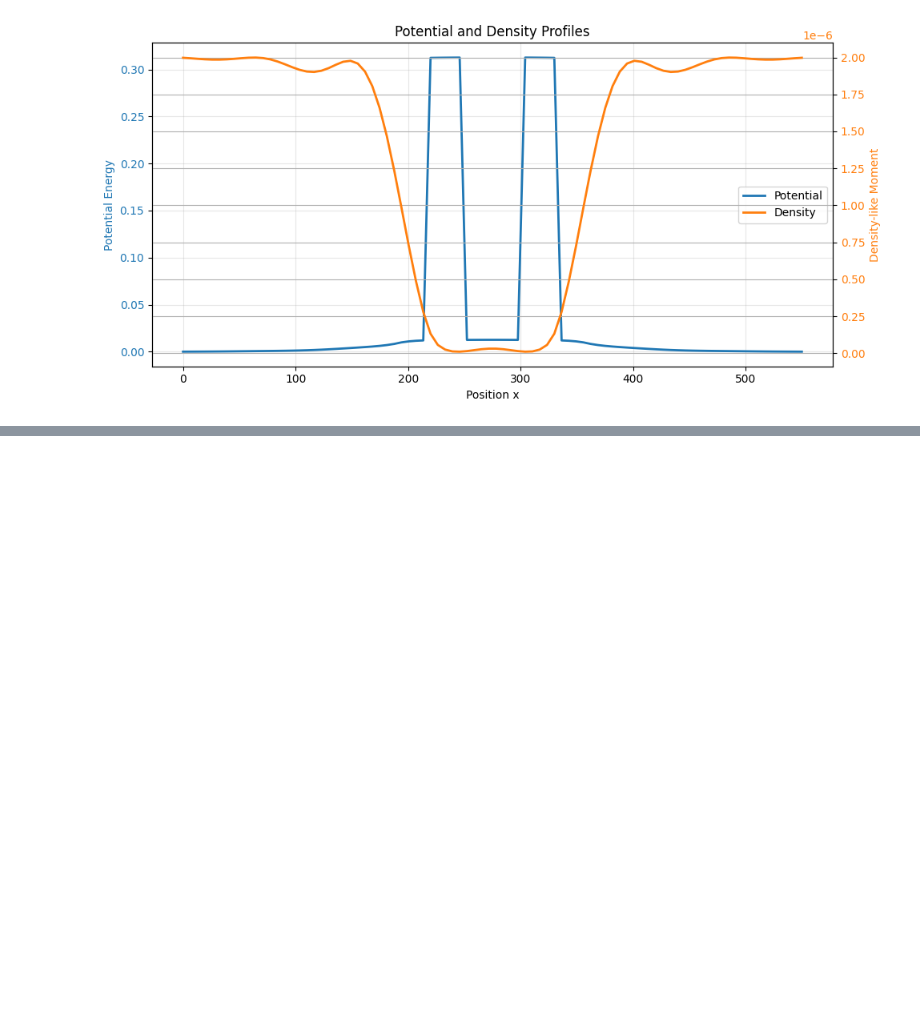
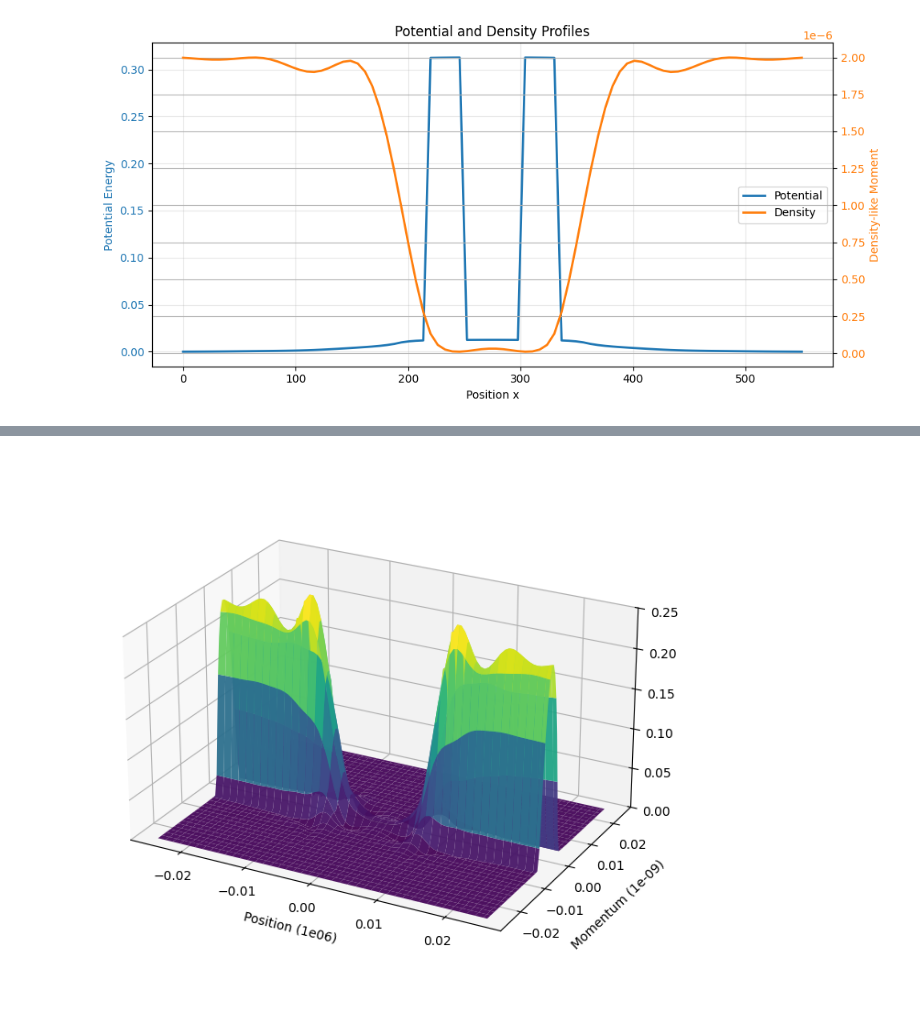
Before and after one commit to antble/lww-usc, a Jupyter notebook: example/lww_visualization.ipynb, the cells around one changed output, grey strips where cells are left out. Cells and saved outputs as stored; diff of their text form; code cells hidden in the pictures; blank space fills up the shorter version.

```diff
--- a/example/lww_visualization.ipynb
+++ b/example/lww_visualization.ipynb
@@ -125,34 +145,36 @@ k = np.linspace(-0.025, 0.025, values.shape[1])
 X, K = np.meshgrid(x, k, indexing="ij")
 Z = values * 1.0e3
 
-fig = plt.figure(figsize=(8.26, 6.24), constrained_layout=True)
+fig = plt.figure(figsize=(9, 6), constrained_layout=True)
 ax = fig.add_subplot(111, projection="3d")
 
 ax.plot_surface(
     X,
     K,
     Z,
     cmap="viridis",
     edgecolor="none",
     linewidth=0,
     antialiased=True,
     alpha=0.95,
 )
 
 ax.set_xlabel("Position (1e06)", labelpad=8)
 ax.set_ylabel("Momentum (1e-09)", labelpad=8)
 ax.set_zlabel("Wigner Function (1e03)", labelpad=8)
 
 ax.set_xlim(-0.028, 0.028)
 ax.set_ylim(-0.028, 0.028)
 ax.set_zlim(0.0, 0.25)
 
 ax.view_init(elev=24, azim=-62)
 
 try:
     ax.set_box_aspect((1.35, 1.0, 0.72))
 except AttributeError:
     pass
 
-fig.savefig("wigner_function.png", dpi=100, bbox_inches="tight")
+fig.savefig("../img/wigner_function.png", dpi=100, bbox_inches="tight")
 # plt.show()
+# %% [output]
+[figure, added]
```
Also changed, not shown: parts of 2 cells of this notebook, 3 other files.
